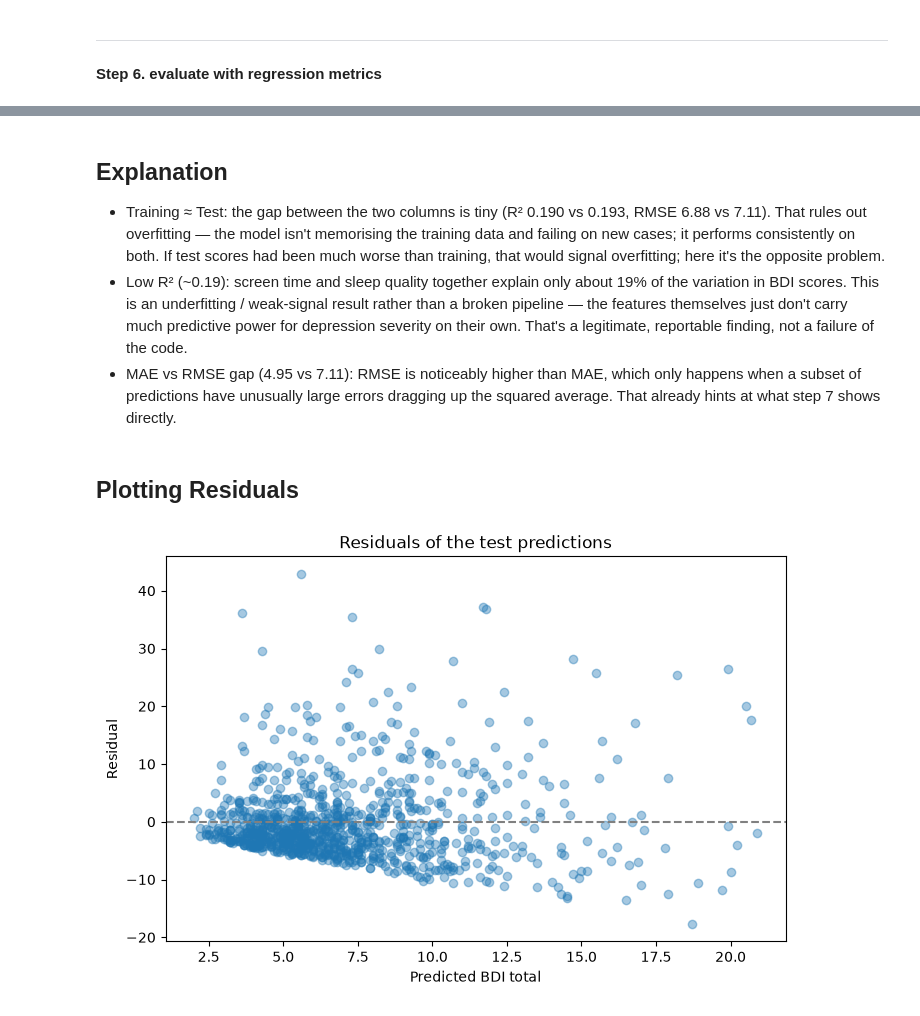
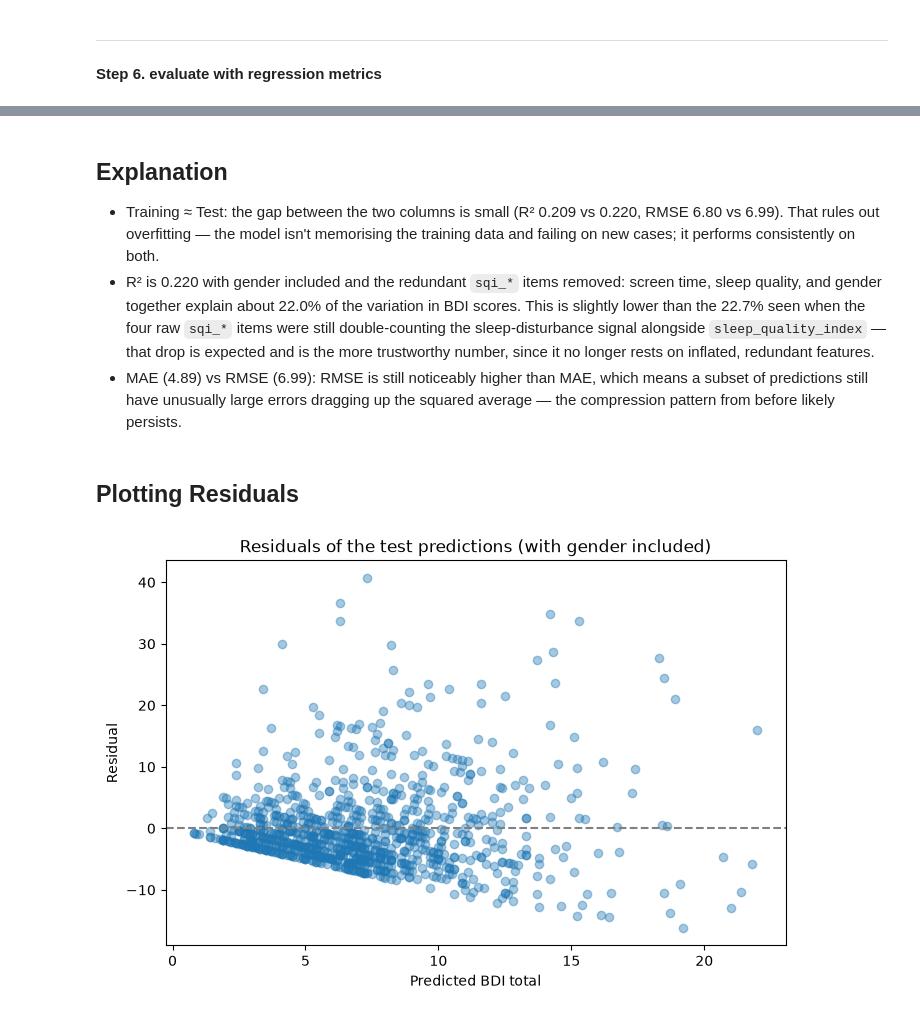
Before and after one commit to muhammadhasrizal2-commits/sleep-mood-bdi-analysis, a Jupyter notebook: notebooks/modelling.ipynb, the cells around one changed output, grey strips where cells are left out. Cells and saved outputs as stored; diff of their text form; code cells hidden in the pictures.

Commit message:
final work before presentation

```diff
--- a/notebooks/modelling.ipynb
+++ b/notebooks/modelling.ipynb
@@ -107,5 +132,7 @@ X[["screen_normal_day_1to6", "screen_weekday_1to6",
 # %%
-feature_cols = ["screen_time_index", "est_leisure_screen_hours"] + sleep_quality_cols
+df["sex_binary"] = df["sex"].map({"Boy": 0, "Girl": 1})
+
+feature_cols = ["screen_time_index", "est_leisure_screen_hours", "sex_binary"] + sleep_quality_cols
 
 X = df[feature_cols]
 y = df[target]
@@ -172,0 +227,29 @@ The model explains about **19%** of why people's BDI scores differ. The other 81
+# %%
+chosen_sleep_cols = ["sleep_quality_index", "avg_sleep_hours",
+                      "midsleep_weekend_hours", "social_jetlag_hours"]
+
+feature_cols = ["screen_time_index", "est_leisure_screen_hours", "sex_binary"] + chosen_sleep_cols
+
+X = df[feature_cols]
+y = df[target]
+
+X_train, X_test, y_train, y_test = train_test_split(
+    X, y, test_size=0.2, random_state=42
+)
+
+model = LinearRegression()
+model.fit(X_train, y_train)
+
+coefficients = pd.Series(model.coef_, index=feature_cols)
+print("Intercept:", model.intercept_)
+print(coefficients.sort_values())
+
+mae_train = mean_absolute_error(y_train, model.predict(X_train))
+mae_test = mean_absolute_error(y_test, model.predict(X_test))
+rmse_train = np.sqrt(mean_squared_error(y_train, model.predict(X_train)))
+rmse_test = np.sqrt(mean_squared_error(y_test, model.predict(X_test)))
+r2_train = r2_score(y_train, model.predict(X_train))
+r2_test = r2_score(y_test, model.predict(X_test))
+
+print(f"\nTrain: MAE={mae_train:.3f}, RMSE={rmse_train:.3f}, R\u00b2={r2_train:.3f}")
+print(f"Test:  MAE={mae_test:.3f}, RMSE={rmse_test:.3f}, R\u00b2={r2_test:.3f}")
@@ -220,23 +325,23 @@ metrics.round(3)
 # %% [markdown]
 ## **Explanation**
-- Training ≈ Test: the gap between the two columns is tiny (R² 0.190 vs 0.193, RMSE 6.88 vs 7.11). That rules out overfitting — the model isn't memorising the training data and failing on new cases; it performs consistently on both. If test scores had been much worse than training, that would signal overfitting; here it's the opposite problem.
-- Low R² (~0.19): screen time and sleep quality together explain only about 19% of the variation in BDI scores. This is an underfitting / weak-signal result rather than a broken pipeline — the features themselves just don't carry much predictive power for depression severity on their own. That's a legitimate, reportable finding, not a failure of the code.
-- MAE vs RMSE gap (4.95 vs 7.11): RMSE is noticeably higher than MAE, which only happens when a subset of predictions have unusually large errors dragging up the squared average. That already hints at what step 7 shows directly.
+- Training ≈ Test: the gap between the two columns is small (R² 0.209 vs 0.220, RMSE 6.80 vs 6.99). That rules out overfitting — the model isn't memorising the training data and failing on new cases; it performs consistently on both.
+- R² is 0.220 with gender included and the redundant `sqi_*` items removed: screen time, sleep quality, and gender together explain about 22.0% of the variation in BDI scores. This is slightly lower than the 22.7% seen when the four raw `sqi_*` items were still double-counting the sleep-disturbance signal alongside `sleep_quality_index` — that drop is expected and is the more trustworthy number, since it no longer rests on inflated, redundant features.
+- MAE (4.89) vs RMSE (6.99): RMSE is still noticeably higher than MAE, which means a subset of predictions still have unusually large errors dragging up the squared average — the compression pattern from before likely persists.
 # %% [markdown]
 ## **Plotting Residuals**
 # %%
 results["residual"] = (y_test.values - y_pred).round(1)
 results.head(10)
 
 plt.figure(figsize=(8, 5))
 plt.scatter(results["predicted_bdi_total"], results["residual"], alpha=0.4)
 plt.axhline(0, linestyle="--", color="grey")
 plt.xlabel("Predicted BDI total")
 plt.ylabel("Residual")
-plt.title("Residuals of the test predictions")
+plt.title("Residuals of the test predictions (with gender included)")
 plt.show()
 # %% [output]
-[figure, old version]
+[figure, new version]
 # %% [markdown]
 ## **Explanation**
 
```
Also changed, not shown: parts of 21 cells of this notebook, 5 other files.
